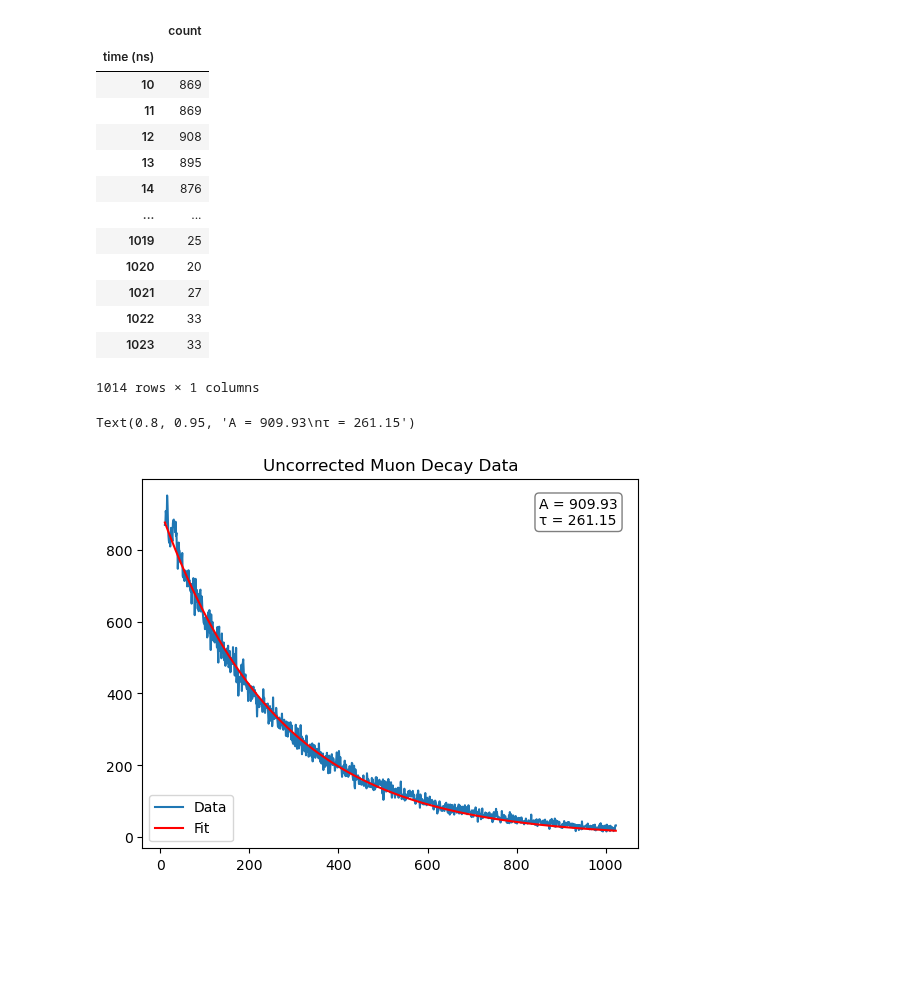
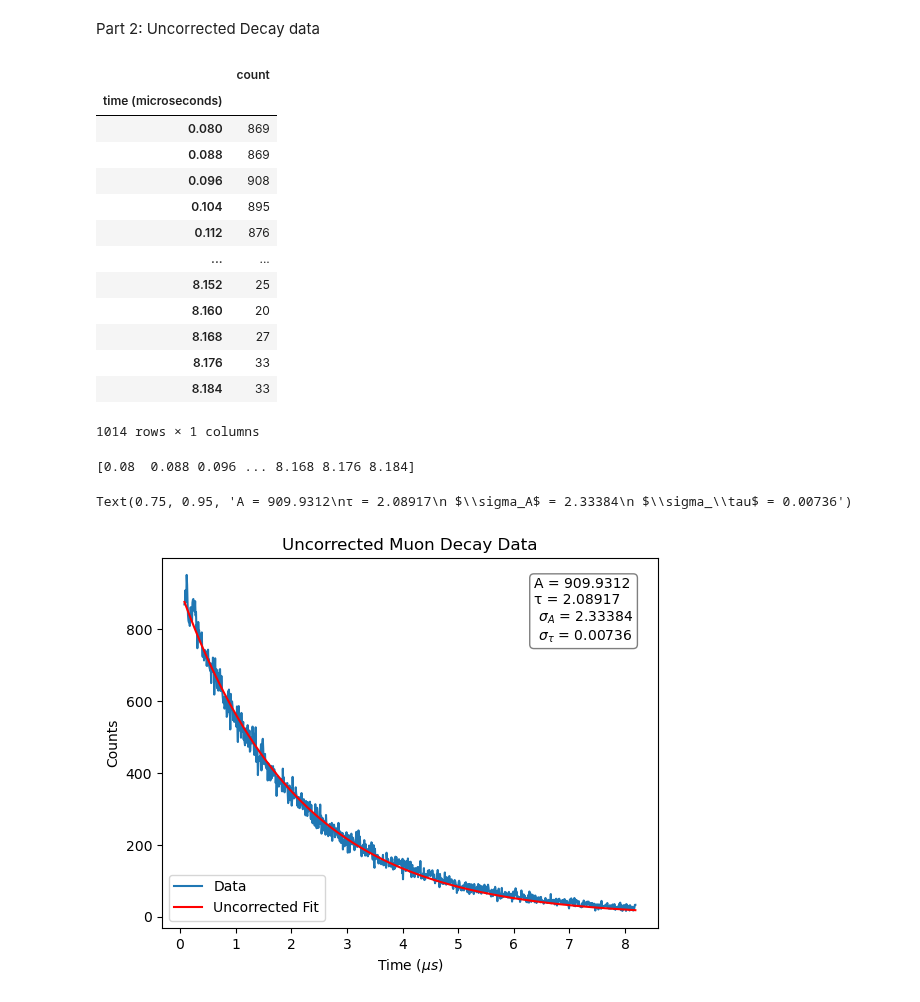
Before and after one commit to Steinburglar/advanced_exp, a Jupyter notebook: FAFO/Muon.ipynb, the cells around one changed output. Saved outputs shown, nothing was run; the diff lists cells and outputs as text; code cells hidden in the pictures; blank space fills up the shorter version.

Commit message:
muon analysis part 3

```diff
--- a/FAFO/Muon.ipynb
+++ b/FAFO/Muon.ipynb
@@ -15,0 +15,19 @@ from muon.Functions import *
+# %%
+df_ABT = dl.load_ABT_txt("../Databases/ABT_24.txt")
+display(df_ABT.head())
+ABcounts =df_ABT["A*B"].to_numpy()
+plt.hist(ABcounts, bins=8, alpha=0.7, edgecolor='black')
+print("trials = ", len(ABcounts))
+std_unbiased = np.std(ABcounts, ddof=1)
+n_total=ABcounts.sum()
+sig_sum= np.sqrt(n_total)
+Nbar = np.mean(ABcounts)
+gamma = Nbar/(60 *1e6)
+print(gamma)#gamma in micro hz
+print(f"Standard deviation of sum {sig_sum}")
+print(f"Mean of A*B counts (gamma) per minute: {Nbar}")
+print(f"Theoretical population standard deviation: {np.sqrt(Nbar)}")
+print(f"Unbiased population Standard Deviation: {std_unbiased}")
+print(f"Theoretical standard deviation of mean (std_sum / M): {sig_sum/len(ABcounts)}")
+print(f"Thoretical standard deviation of mean, as sqrt(Nbar)/sqrtM: {np.sqrt(Nbar)/np.sqrt(len(ABcounts))}")
+print(f"experimental standard deviation of sum  over trials: {std_unbiased/np.sqrt(len(ABcounts))}")
@@ -16,32 +52,38 @@ from muon.Functions import *
+# %% [markdown]
+Part 2: Uncorrected Decay data
 # %%
 df = dl.load_muon_decay_txt("../Databases/muon_decay_combined_2025.txt")
 display(df)
 times = df.index.values
+print(times)
 counts = df['count'].values
 popt, pcov = curve_fit(exponential_decay, times, counts, p0=(900, 1))
 fit = exponential_decay(times, *popt)
 plt.plot(times, counts, label='Data')
-plt.plot(times, fit, label='Fit', color='red')
+plt.plot(times, fit, label='Uncorrected Fit', color='red')
 plt.legend()
 plt.title("Uncorrected Muon Decay Data")
+plt.xlabel("Time ($\mu s$)")
+plt.ylabel("Counts")
 
-fit_params_text = f"A = {popt[0]:.2f}\nτ = {popt[1]:.2f}"
-plt.text(0.8, 0.95, fit_params_text, transform=plt.gca().transAxes, fontsize=10,
+fit_params_text =f"A = {popt[0]:.4f}\nτ = {popt[1]:.5f}\n $\sigma_A$ = {np.sqrt(pcov[0][0]):.5f}\n $\\sigma_\\tau$ = {np.sqrt(pcov[1][1]):.5f}"
+plt.text(0.75, 0.95, fit_params_text, transform=plt.gca().transAxes, fontsize=10,
     verticalalignment='top', bbox=dict(boxstyle="round", facecolor="white", alpha=0.5))
 # %% [output]
 |  | count |
-| time (ns) |  |
-| 10 | 869 |
-| 11 | 869 |
-| 12 | 908 |
-| 13 | 895 |
-| 14 | 876 |
+| time (microseconds) |  |
+| 0.080 | 869 |
+| 0.088 | 869 |
+| 0.096 | 908 |
+| 0.104 | 895 |
+| 0.112 | 876 |
 | ... | ... |
-| 1019 | 25 |
-| 1020 | 20 |
-| 1021 | 27 |
-| 1022 | 33 |
-| 1023 | 33 |
+| 8.152 | 25 |
+| 8.160 | 20 |
+| 8.168 | 27 |
+| 8.176 | 33 |
+| 8.184 | 33 |
 1014 rows × 1 columns
-Text(0.8, 0.95, 'A = 909.93\nτ = 261.15')
+[0.08  0.088 0.096 ... 8.168 8.176 8.184]
+Text(0.75, 0.95, 'A = 909.9312\nτ = 2.08917\n $\\sigma_A$ = 2.33384\n $\\sigma_\\tau$ = 0.00736')
-[figure, old version]
+[figure, new version]
```
Also changed, not shown: parts of 5 cells of this notebook, 4 other files.
